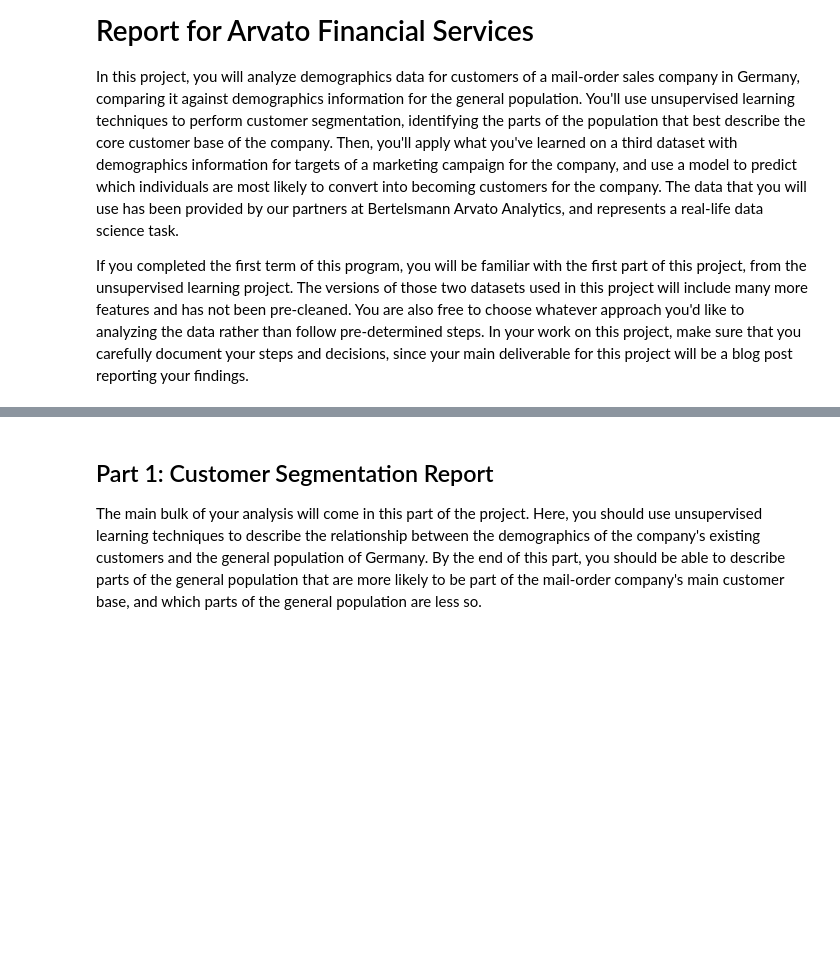
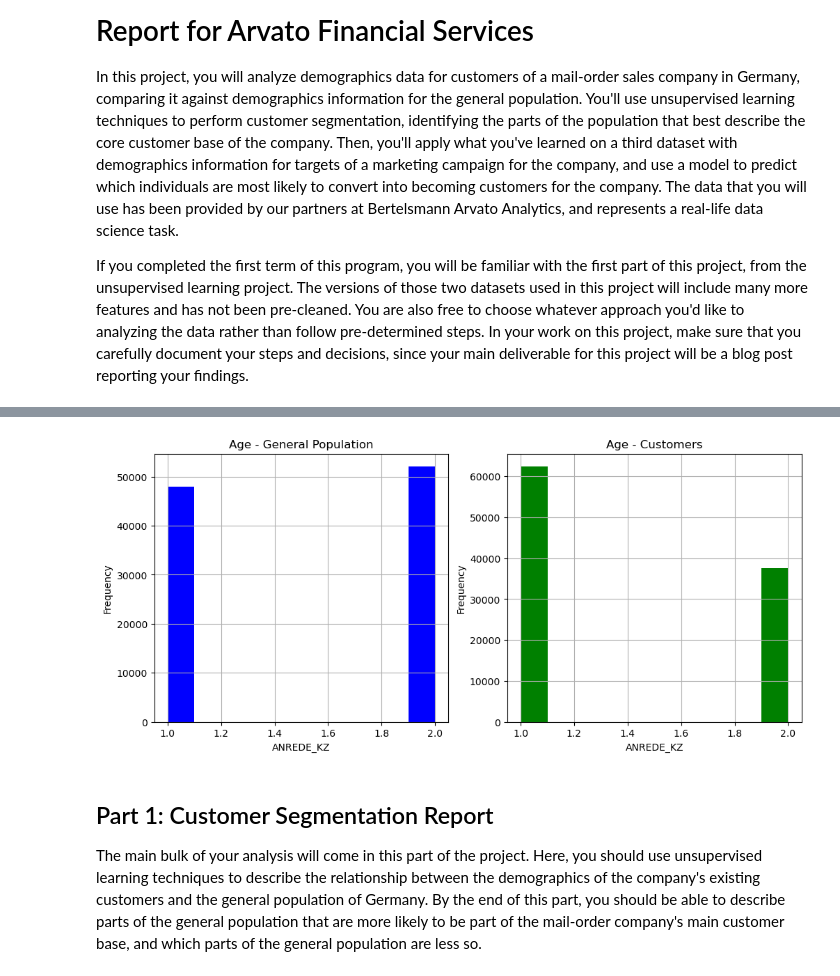
Before and after one commit to djarrin/arvato-ml-captstone, a Jupyter notebook: project_workbook.ipynb, the cells around one changed output, grey strips where cells are left out. Cells and saved outputs as stored; diff of their text form; code cells hidden in the pictures; blank space fills up the shorter version.

```diff
--- a/project_workbook.ipynb
+++ b/project_workbook.ipynb
@@ -38,3 +122,19 @@ You'll notice when the data is loaded in that a warning message will immediately
+# %%
+fig, (ax1, ax2) = plt.subplots(1, 2, figsize=(12, 5))
+
+gen_pop_sample['ANREDE_KZ'].hist(ax=ax1, color='blue')
+ax1.set_title('Age - General Population')
+ax1.set_xlabel('ANREDE_KZ')
+ax1.set_ylabel('Frequency')
+
+
+customer_sample['ANREDE_KZ'].hist(ax=ax2, color='green')
+ax2.set_title('Age - Customers')
+ax2.set_xlabel('ANREDE_KZ')
+ax2.set_ylabel('Frequency')
+plt.savefig('visualizations/sex.png')
+# %% [output]
+[figure, added]
 # %%
 # # Get the directory of the current script or notebook
 # current_directory = os.getcwd()
```
Also changed, not shown: parts of 10 cells of this notebook, 5 other files.
